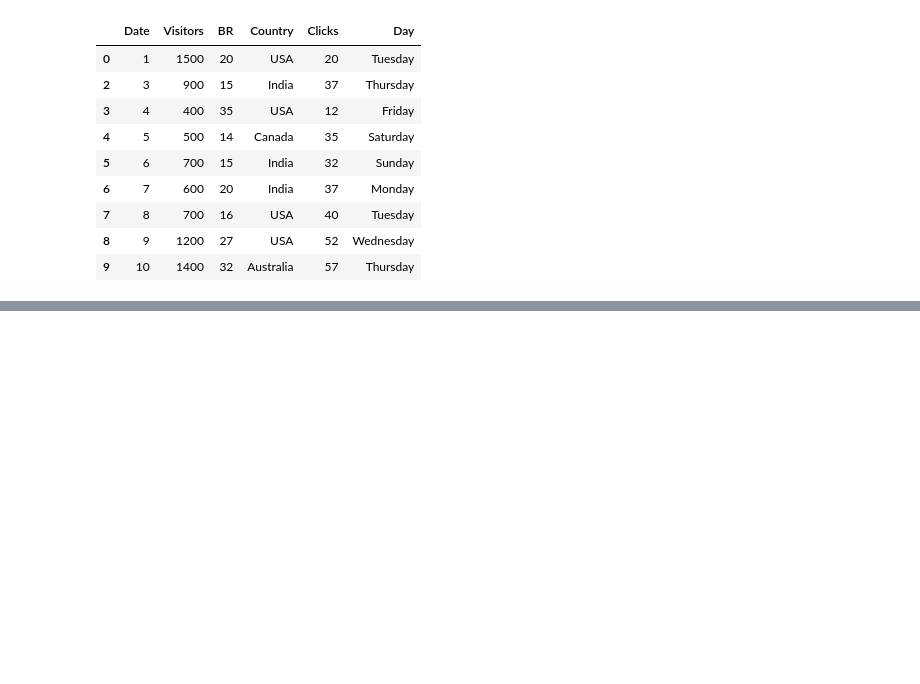
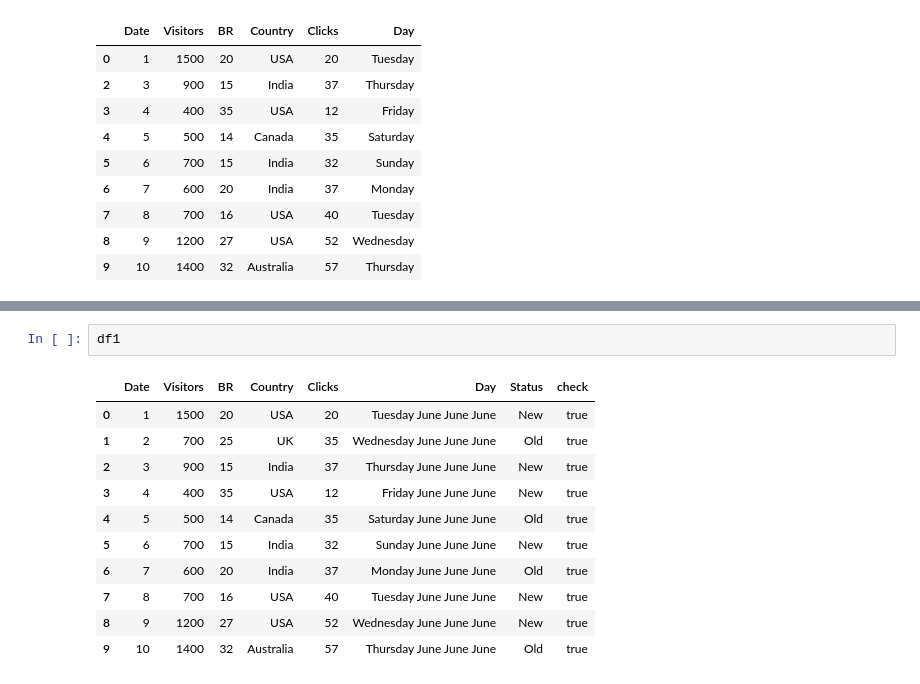
Before and after one commit to Devmustroc/OOP-Python, a Jupyter notebook: projects/frace_detection/manipdata.ipynb, the cells around one changed output, grey strips where cells are left out. Cells and saved outputs as stored; diff of their text form; blank space fills up the shorter version.

```diff
--- a/projects/frace_detection/manipdata.ipynb
+++ b/projects/frace_detection/manipdata.ipynb
@@ -181,0 +216,14 @@ df1.drop(df1.index[1], axis=0)
+# %%
+df1
+# %% [output]
+|  | Date | Visitors | BR | Country | Clicks | Day | Status | check |
+| 0 | 1 | 1500 | 20 | USA | 20 | Tuesday June June June | New | true |
+| 1 | 2 | 700 | 25 | UK | 35 | Wednesday June June June | Old | true |
+| 2 | 3 | 900 | 15 | India | 37 | Thursday June June June | New | true |
+| 3 | 4 | 400 | 35 | USA | 12 | Friday June June June | New | true |
+| 4 | 5 | 500 | 14 | Canada | 35 | Saturday June June June | Old | true |
+| 5 | 6 | 700 | 15 | India | 32 | Sunday June June June | New | true |
+| 6 | 7 | 600 | 20 | India | 37 | Monday June June June | Old | true |
+| 7 | 8 | 700 | 16 | USA | 40 | Tuesday June June June | New | true |
+| 8 | 9 | 1200 | 27 | USA | 52 | Wednesday June June June | New | true |
+| 9 | 10 | 1400 | 32 | Australia | 57 | Thursday June June June | Old | true |
```
Also changed, not shown: parts of 3 cells of this notebook, 2 other files.
